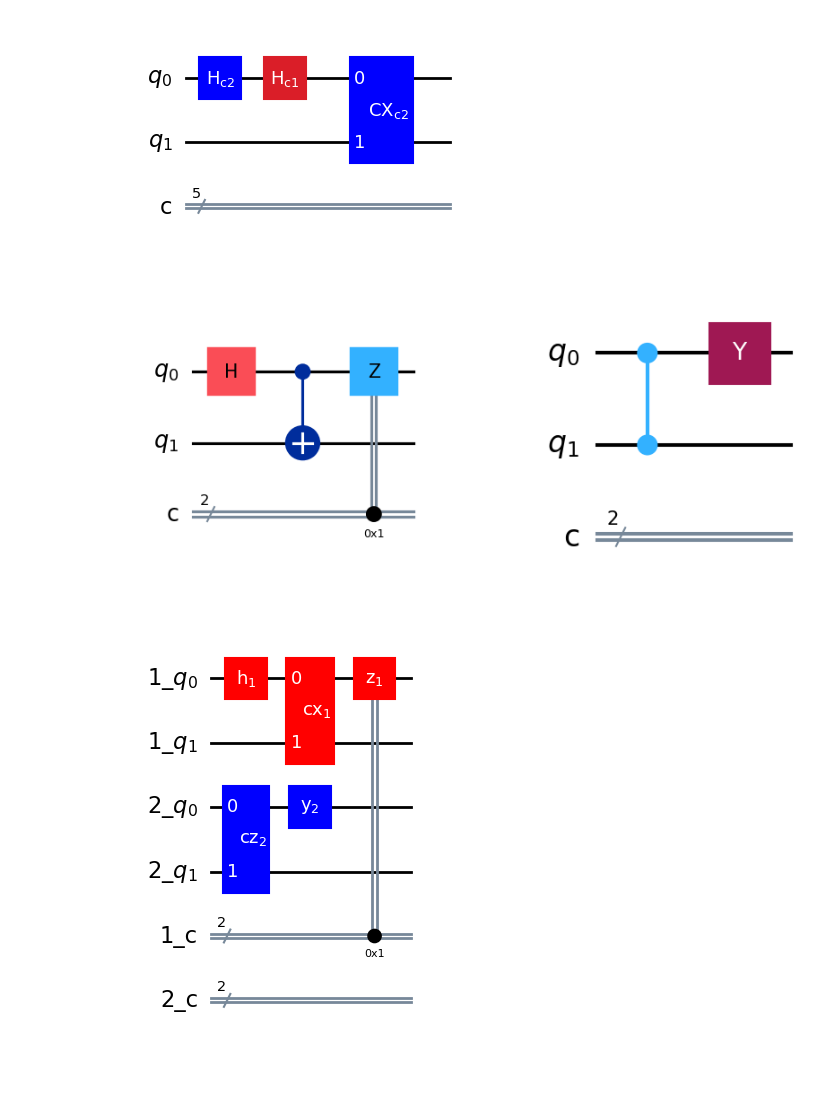
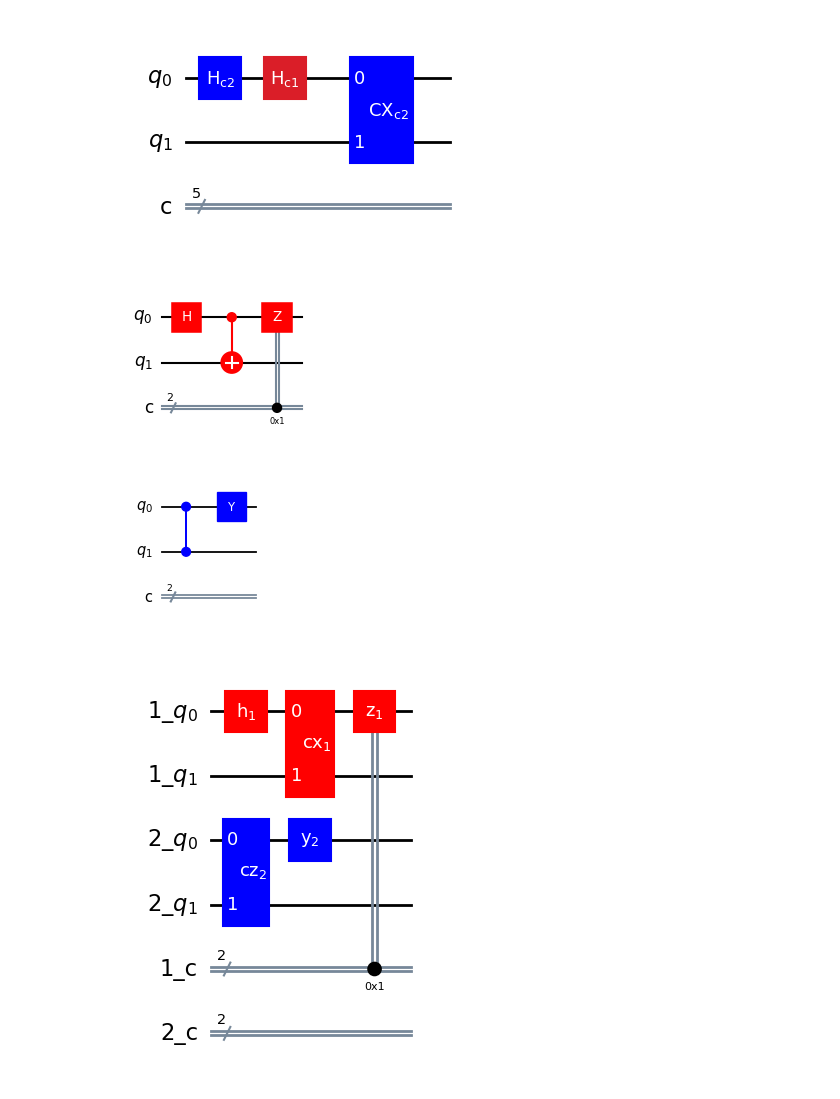
Before and after one commit to sola-st/qite-quantum-platform-testing, a Jupyter notebook: notebooks/011_Dag_Manipulation.ipynb, the cells around one changed output. Drawn from its saved outputs; the diff is of its cells as text; code cells hidden in the pictures.

Commit message:
add image printing for paper

```diff
--- a/notebooks/011_Dag_Manipulation.ipynb
+++ b/notebooks/011_Dag_Manipulation.ipynb
@@ -171,25 +171,40 @@ sys.path.append(parent_dir)
 # %%
 import matplotlib.pyplot as plt
 
 qc_1 = QuantumCircuit(2, 2)
 qc_1.h(0)
 qc_1.cx(0, 1)
 qc_1.z(0).c_if(qc_1.cregs[0], 1)
 
 qc_2 = QuantumCircuit(2, 2)
 qc_2.cz(0, 1)
 qc_2.y(0)
 
+# Define the styles
+displaycolor_red = {
+    "h": ["#FF0000", "#FFFFFF"],  # Red
+    "cx": ["#FF0000", "#FFFFFF"],  # Red
+    "z": ["#FF0000", "#FFFFFF"]  # Red
+}
+displaycolor_blue = {
+    "cz": ["#0000FF", "#FFFFFF"],  # Blue
+    "y": ["#0000FF", "#FFFFFF"]   # Blue
+}
 
-fig, ax = plt.subplots(1, 2, figsize=(10, 5))
+# Draw and save qc_1
+fig1, ax1 = plt.subplots(figsize=(3, 2))
+qc_1.draw("mpl", ax=ax1, style={"displaycolor": displaycolor_red})
+plt.show()
+fig1.savefig('images/stitching_qc1.png')
 
-qc_1.draw("mpl", ax=ax[0])
-qc_2.draw("mpl", ax=ax[1])
-
+# Draw and save qc_2
+fig2, ax2 = plt.subplots(figsize=(2, 2))
+qc_2.draw("mpl", ax=ax2, style={"displaycolor": displaycolor_blue})
 plt.show()
-fig.savefig('images/two_base_circuits.pdf')
+fig2.savefig('images/stitching_qc2.png')
 # %% [output]
-[figure, old version]
+[figure, new version]
+[figure, added]
 # %%
 
 from generators.knitting.parallel_knitter import ParallelKnitter
```
Also changed, not shown: parts of 1 cell of this notebook, 3 other files.
